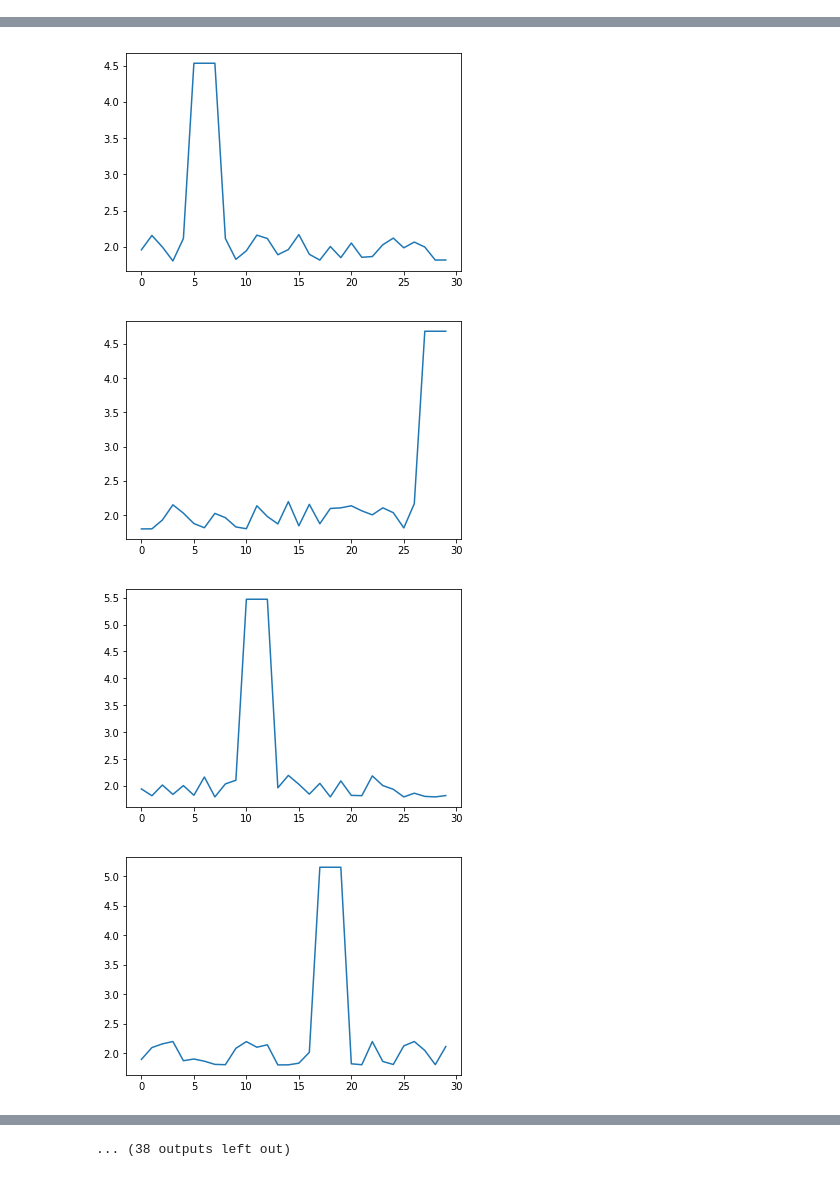
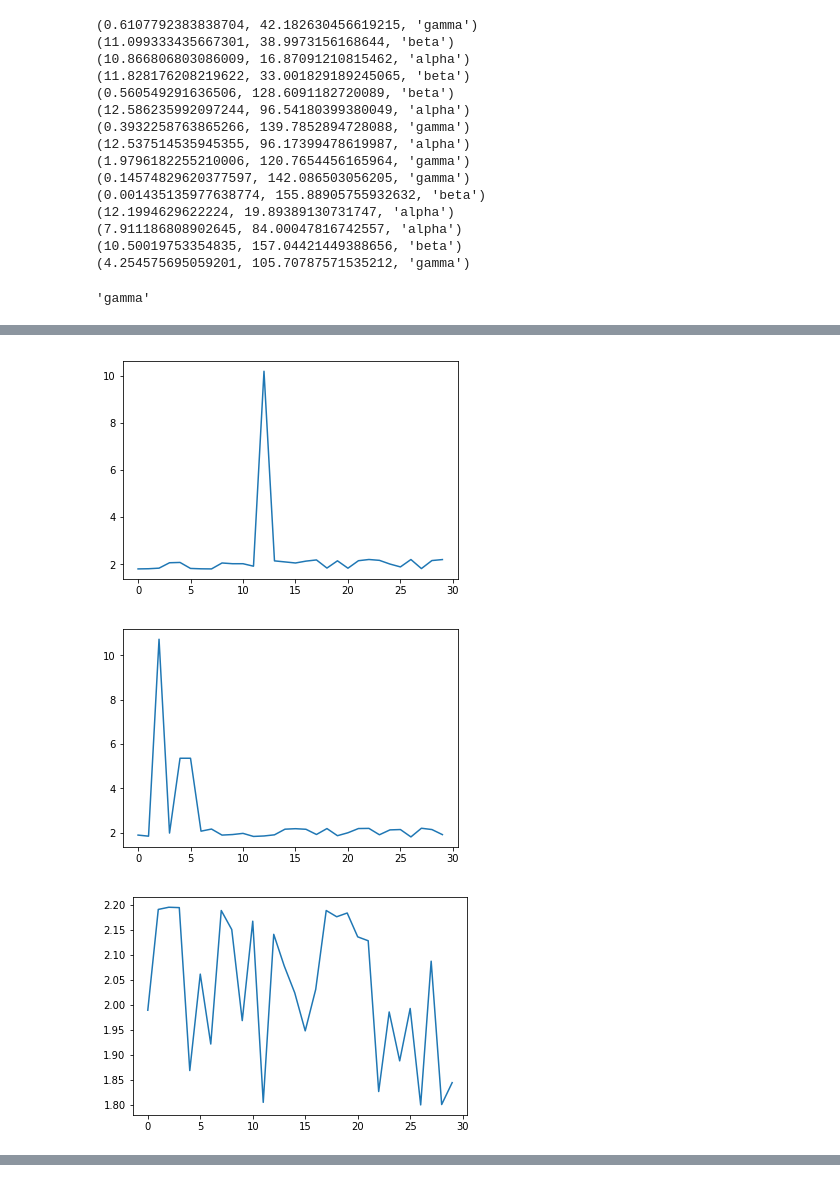
Before and after one commit to jorwatkapola/shapelet_classification, a Jupyter notebook: Shapelets.ipynb, the cells around one changed output, grey strips where cells are left out. Saved outputs shown, nothing was run; the diff lists cells and outputs as text; code cells hidden in the pictures.

Commit message:
v1.13 added test/train split and started test distance calculations; does not seem to work well

```diff
--- a/Shapelets.ipynb
+++ b/Shapelets.ipynb
@@ -63,6 +63,9 @@ for i in range(len(classes)):
 ob_state = {}
 for i, ob in enumerate(classes):
     ob_state[i] = ob
+# %%
+from sklearn.model_selection import train_test_split
+x_train, x_test, y_train, y_test, id_train, id_test = train_test_split(lcs, classes, ids, test_size=0.5, random_state=0, stratify=classes)
 # %%
 tested_classes=[]
 best_shapelets=[]
@@ -140,5 +120,51 @@ best_shapelets
+# %%
+for lc in x_test:
+    distances=[]
+    for shape in best_shapelets:
+        shapelet=shape[0]
+        best_dist=np.inf #for "early abandon"
+        lc_l = len(lc[0])
+        sha_l=len(shapelet)
+        for start_p in range(lc_l-sha_l+1):#length difference+1 will give the number of iterations required to shift the moving windown from start to end of the LC (with a difference of one point, two window positions are required etc.)
+            end_p=start_p+sha_l-1 #-1 to give the index of the last included point
+            sha_dist=0 #distance between shapelet and LC subsegment
+            skip=False
+            for i in range(sha_l):
+                sha_dist += (lc[1,i+start_p]-shapelet[i])**2
+                if sha_dist>=best_dist:
+                    skip=True#"early abandon"
+                    break#break out of the distance calculation and skip the position of the moving window
+            if skip ==False:
+                best_dist=sha_dist
+        distances.append((best_dist,shape[1], shape[3]))
+    break
+# %%
+for dist in distances:
+    if dist[0]<dist[1]:
+        print(dist)
+# %% [output]
+(0.6107792383838704, 42.182630456619215, 'gamma')
+(11.099333435667301, 38.9973156168644, 'beta')
+(10.866806803086009, 16.87091210815462, 'alpha')
+(11.828176208219622, 33.001829189245065, 'beta')
+(0.560549291636506, 128.6091182720089, 'beta')
+(12.586235992097244, 96.54180399380049, 'alpha')
+(0.3932258763865266, 139.7852894728088, 'gamma')
+(12.537514535945355, 96.17399478619987, 'alpha')
+(1.9796182255210006, 120.7654456165964, 'gamma')
+(0.14574829620377597, 142.086503056205, 'gamma')
+(0.001435135977638774, 155.88905755932632, 'beta')
+(12.1994629622224, 19.89389130731747, 'alpha')
+(7.911186808902645, 84.00047816742557, 'alpha')
+(10.50019753354835, 157.04421449388656, 'beta')
+(4.254575695059201, 105.70787571535212, 'gamma')
+# %%
+y_test[0]
+# %% [output]
+'gamma'
 # %%
-for lc in lcs:
-    plt.plot(lc[0],lc[1])
-    plt.show()
+for n, lc in enumerate(lcs):
+    if n in [1,15,25,36]:
+        plt.plot(lc[0],lc[1])
+        plt.show()
 # %% [output]
@@ -146,4 +172,3 @@ for lc in lcs:
-[figure, old version]
+[figure, new version]
-[figure, old version]
+[figure, new version]
-[figure, old version]
+[figure, new version]
-[figure, removed]
@@ -157 +174,0 @@ for lc in lcs:
-... (38 outputs left out)
```
Also changed, not shown: parts of 2 cells of this notebook.
